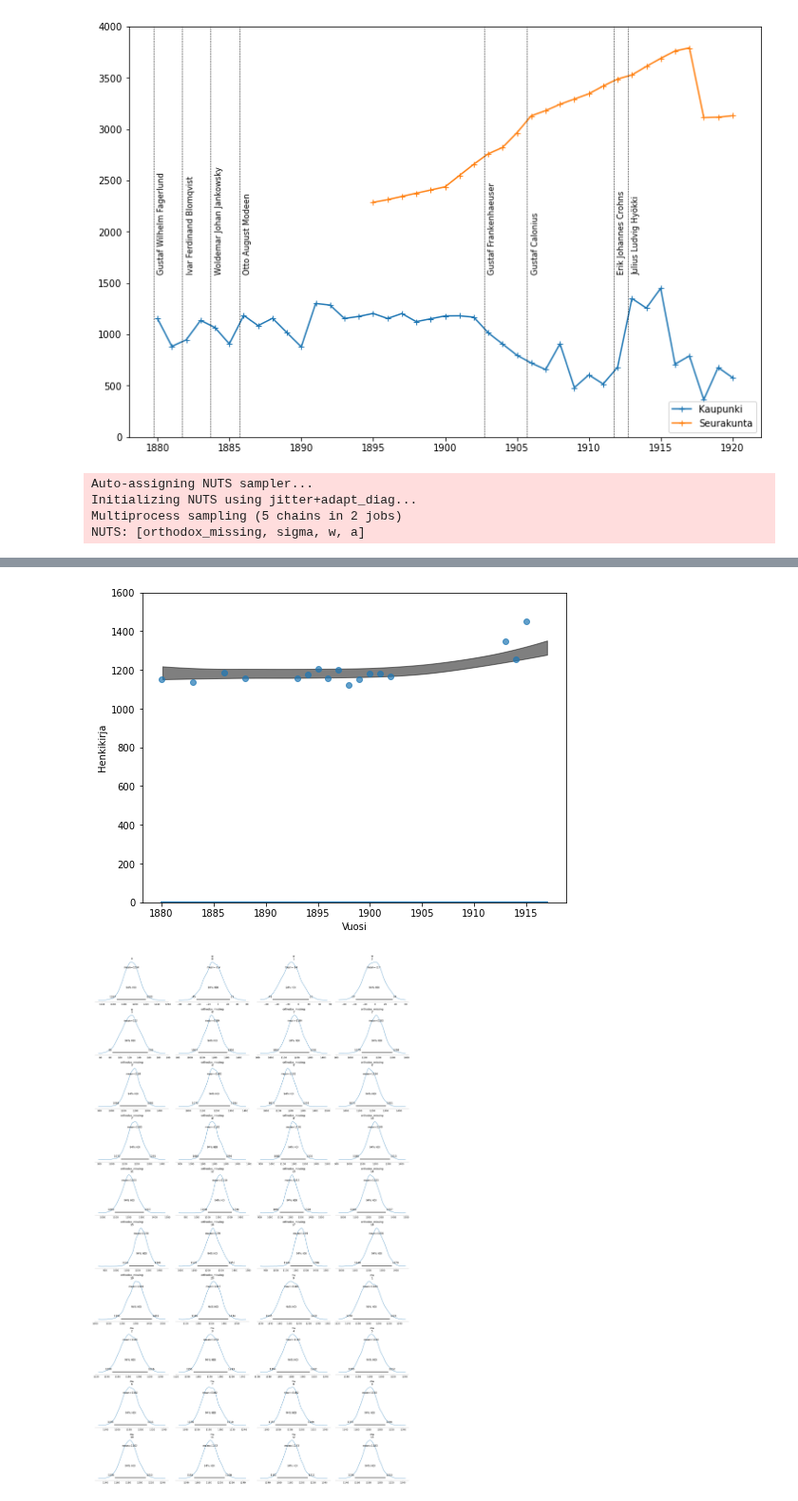
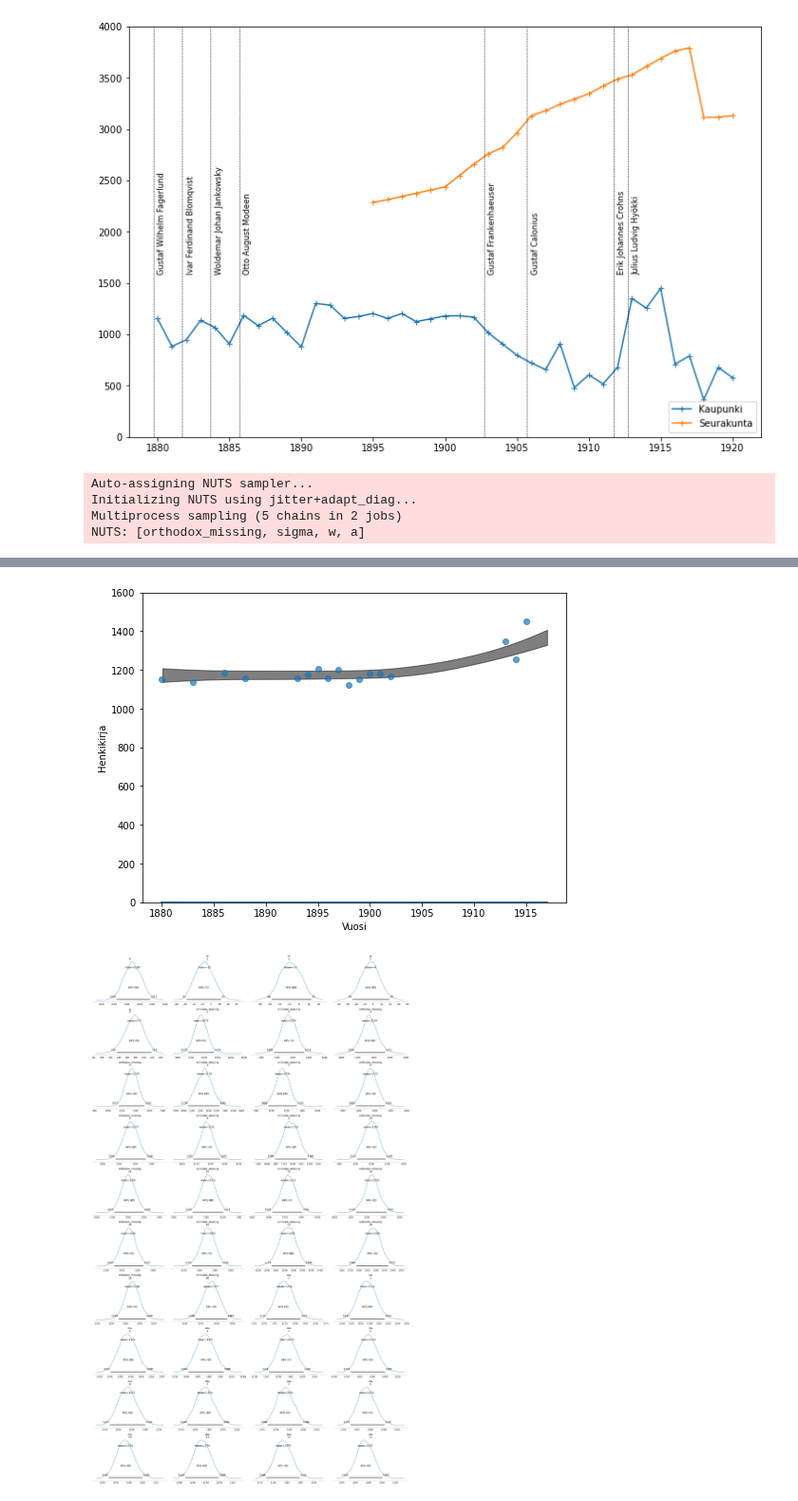
Before and after one commit to AnttiHaerkoenen/vyborg_orthodox, a Jupyter notebook: notebooks/missing_orthodox.ipynb, the cells around one changed output, grey strips where cells are left out. Shown at 95% size. Saved outputs shown, nothing was run; the diff lists cells and outputs as text; code cells hidden in the pictures.

```diff
--- a/notebooks/missing_orthodox.ipynb
+++ b/notebooks/missing_orthodox.ipynb
@@ -181,10 +181,10 @@ for i in range(n_knots + 1):
 ax.set_xlabel("year")
 ax.set_ylabel("basis")
 
-mu_w = [0] * n_knots + [100]
+mu_w = [0] * n_knots + [150]
 with pm.Model() as model:
     a = pm.Normal("a", 1200, 25)
-    w = pm.Normal("w", mu=mu_w, sd=20, shape=B.shape[1])
+    w = pm.Normal("w", mu=mu_w, sd=25, shape=B.shape[1])
     mu = pm.Deterministic("mu", a + pm.math.dot(np.asarray(B, order="F"), w.T))
     sigma = pm.HalfStudentT("sigma", sd=100)
     orthodox = pm.Normal("orthodox", mu, sigma, observed=regression_data.Kaupunki)
@@ -231,2 +231,2 @@ Sampling 5 chains for 1_000 tune and 1_000 draw iterations (5_000 + 5_000 draws
-[figure, old version]
+[figure, new version]
-[figure, old version]
+[figure, new version]
```
Also changed, not shown: parts of 2 cells of this notebook, 1 other file.
